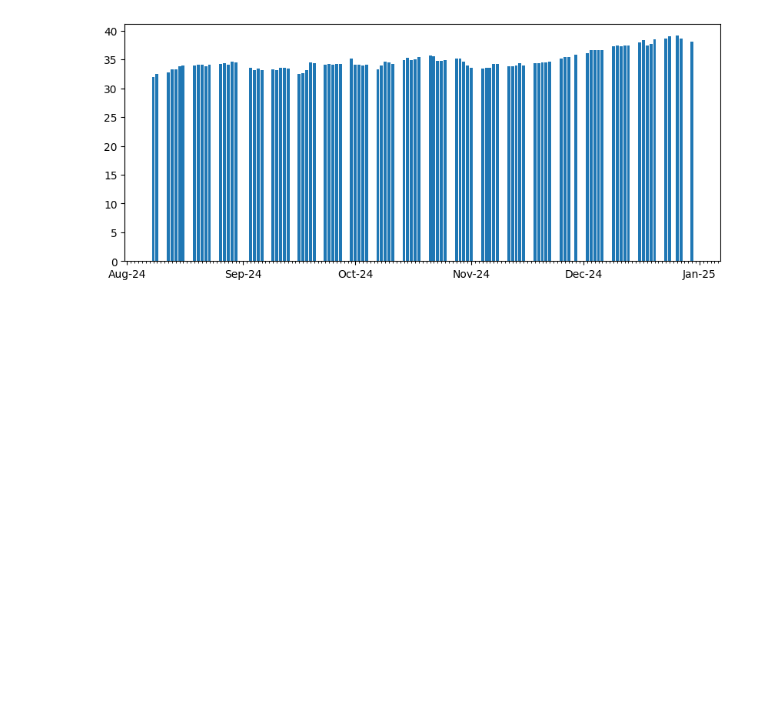
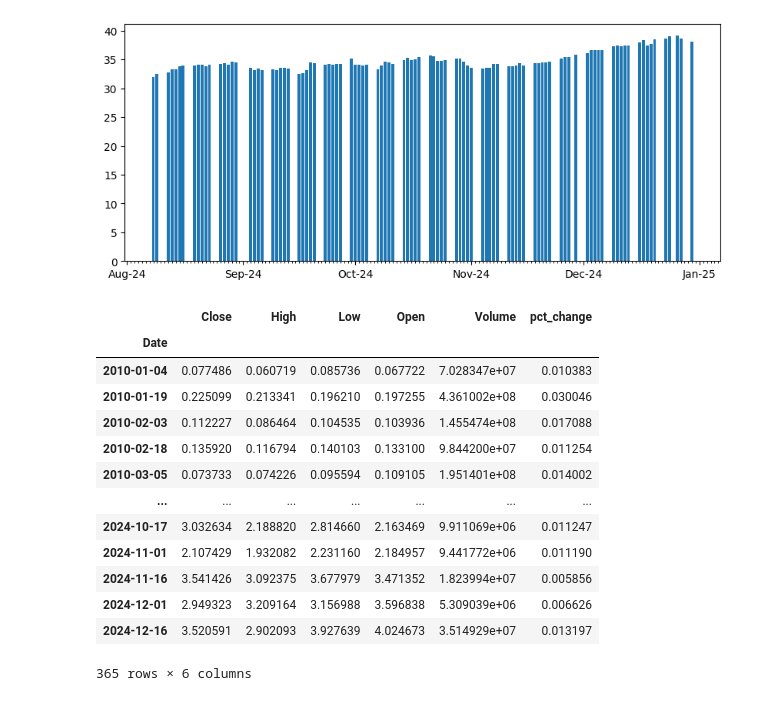
Before and after one commit to MohamedRamadanYakoup/30-Days-of-Code, a Jupyter notebook: Finance/note1.ipynb, the cells around one changed output. Saved outputs shown, nothing was run; the diff lists cells and outputs as text; code cells hidden in the pictures; blank space fills up the shorter version.

```diff
--- a/Finance/note1.ipynb
+++ b/Finance/note1.ipynb
@@ -120,3 +119,20 @@ fig, ax = plt.subplots(figsize=(10,4))
 _=raw.pipe(cumlative_returns,'Close').iloc[-100:].pipe(mybar, ax)
 # %% [output]
 [figure]
+# %%
+raw.assign(pct_change=raw.Close.pct_change()).resample('15D').std()
+# %% [output]
+|  | Close | High | Low | Open | Volume | pct_change |
+| Date |  |  |  |  |  |  |
+| 2010-01-04 | 0.077486 | 0.060719 | 0.085736 | 0.067722 | 7.028347e+07 | 0.010383 |
+| 2010-01-19 | 0.225099 | 0.213341 | 0.196210 | 0.197255 | 4.361002e+08 | 0.030046 |
+| 2010-02-03 | 0.112227 | 0.086464 | 0.104535 | 0.103936 | 1.455474e+08 | 0.017088 |
+| 2010-02-18 | 0.135920 | 0.116794 | 0.140103 | 0.133100 | 9.844200e+07 | 0.011254 |
+| 2010-03-05 | 0.073733 | 0.074226 | 0.095594 | 0.109105 | 1.951401e+08 | 0.014002 |
+| ... | ... | ... | ... | ... | ... | ... |
+| 2024-10-17 | 3.032634 | 2.188820 | 2.814660 | 2.163469 | 9.911069e+06 | 0.011247 |
+| 2024-11-01 | 2.107429 | 1.932082 | 2.231160 | 2.184957 | 9.441772e+06 | 0.011190 |
+| 2024-11-16 | 3.541426 | 3.092375 | 3.677979 | 3.471352 | 1.823994e+07 | 0.005856 |
+| 2024-12-01 | 2.949323 | 3.209164 | 3.156988 | 3.596838 | 5.309039e+06 | 0.006626 |
+| 2024-12-16 | 3.520591 | 2.902093 | 3.927639 | 4.024673 | 3.514929e+07 | 0.013197 |
+365 rows × 6 columns
```
Also changed, not shown: parts of 5 cells of this notebook.
